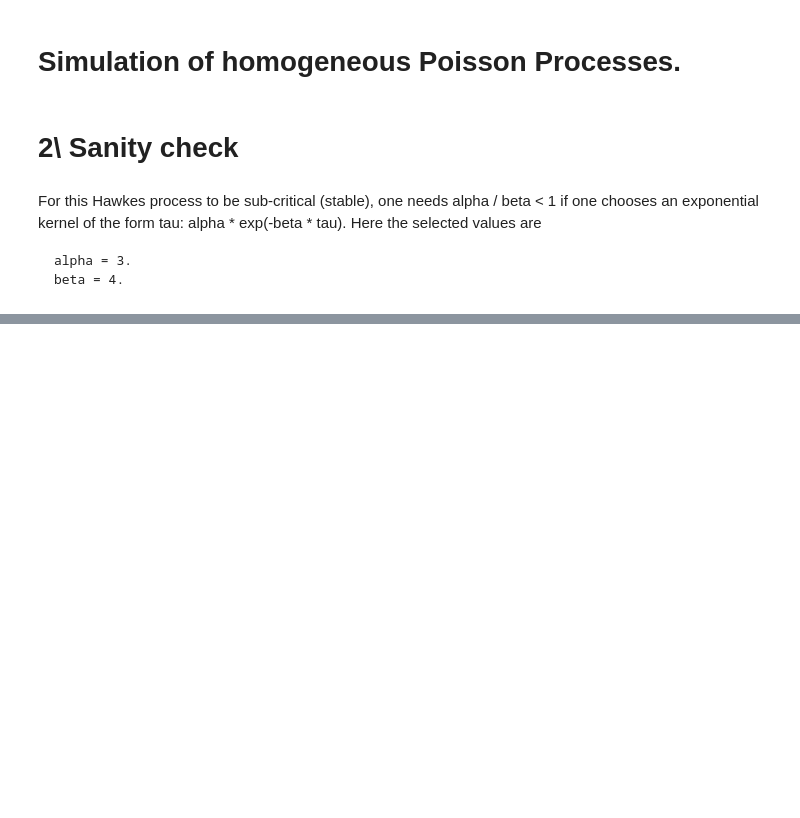
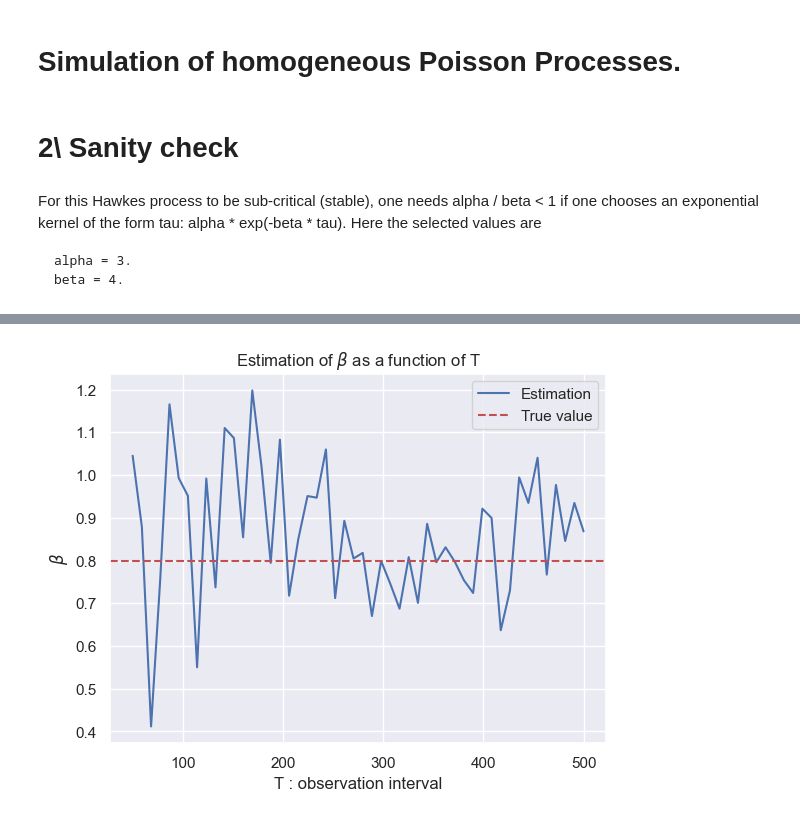
Before and after one commit to adriens63/labs, a Jupyter notebook: DHF-LAB4-ELJEILANY-SERVIERE.ipynb, the cells around one changed output, grey strips where cells are left out. Saved outputs shown, nothing was run; the diff lists cells and outputs as text; code cells hidden in the pictures; blank space fills up the shorter version.

```diff
--- a/DHF-LAB4-ELJEILANY-SERVIERE.ipynb
+++ b/DHF-LAB4-ELJEILANY-SERVIERE.ipynb
@@ -174,0 +279,10 @@ No artists with labels found to put in legend.  Note that artists whose label st
+# %%
+plt.plot(T, np.array([est[2] for est in params_list.values()]))
+plt.title('Estimation of $\\beta$ as a function of T')
+plt.xlabel('T : observation interval')
+plt.ylabel('$\\beta$')
+plt.axhline(y=beta, color='r', linestyle='dashed')
+plt.legend(['Estimation','True value'])
+plt.show()
+# %% [output]
+[figure, added]
```
Also changed, not shown: parts of 21 cells of this notebook, 1 other file.
